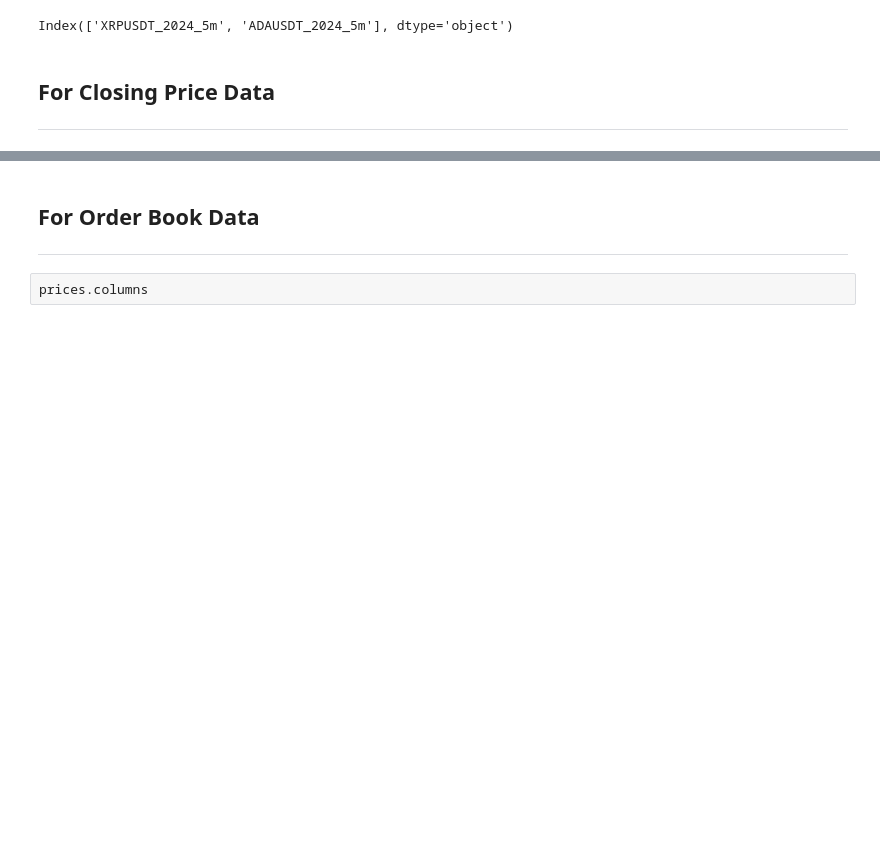
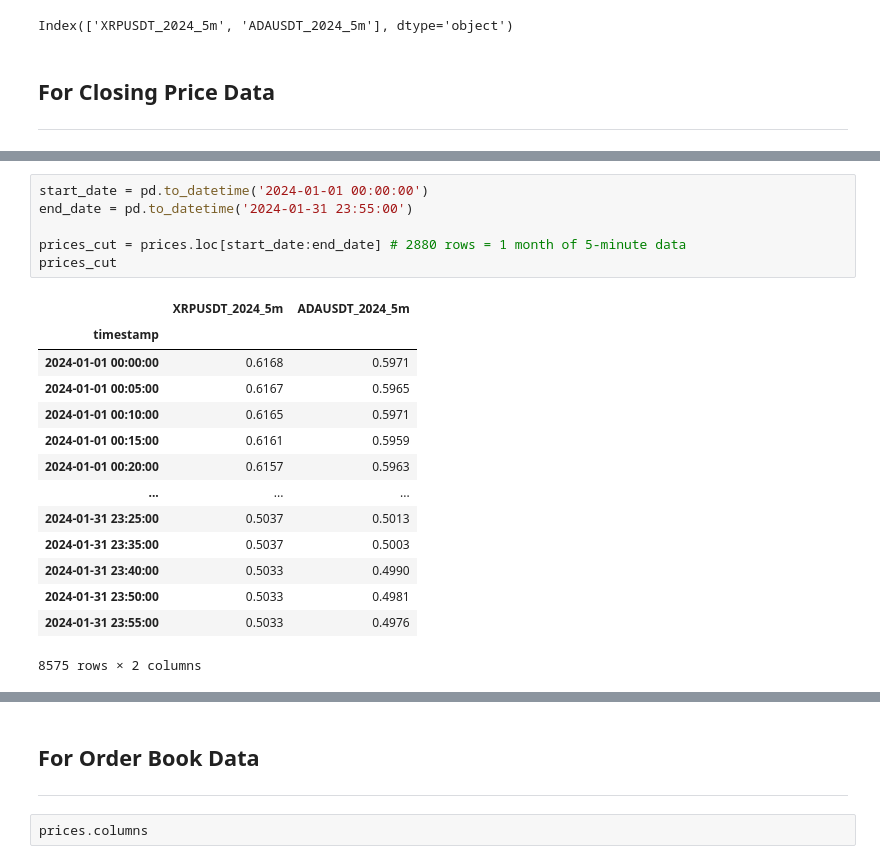
Before and after one commit to alexandrosdp/PairsTrading, a Jupyter notebook: main.ipynb, the cells around one changed output, grey strips where cells are left out. Drawn from its saved outputs; the diff is of its cells as text; blank space fills up the shorter version.

```diff
--- a/main.ipynb
+++ b/main.ipynb
@@ -608,0 +401,21 @@ Name: XRPUSDT_2024_5m, Length: 50928, dtype: float64
+# %%
+start_date = pd.to_datetime('2024-01-01 00:00:00')
+end_date = pd.to_datetime('2024-01-31 23:55:00')
+
+prices_cut = prices.loc[start_date:end_date] # 2880 rows = 1 month of 5-minute data
+prices_cut
+# %% [output]
+|  | XRPUSDT_2024_5m | ADAUSDT_2024_5m |
+| timestamp |  |  |
+| 2024-01-01 00:00:00 | 0.6168 | 0.5971 |
+| 2024-01-01 00:05:00 | 0.6167 | 0.5965 |
+| 2024-01-01 00:10:00 | 0.6165 | 0.5971 |
+| 2024-01-01 00:15:00 | 0.6161 | 0.5959 |
+| 2024-01-01 00:20:00 | 0.6157 | 0.5963 |
+| ... | ... | ... |
+| 2024-01-31 23:25:00 | 0.5037 | 0.5013 |
+| 2024-01-31 23:35:00 | 0.5037 | 0.5003 |
+| 2024-01-31 23:40:00 | 0.5033 | 0.4990 |
+| 2024-01-31 23:50:00 | 0.5033 | 0.4981 |
+| 2024-01-31 23:55:00 | 0.5033 | 0.4976 |
+8575 rows × 2 columns
```
Also changed, not shown: parts of 17 cells of this notebook, 9 other files.
